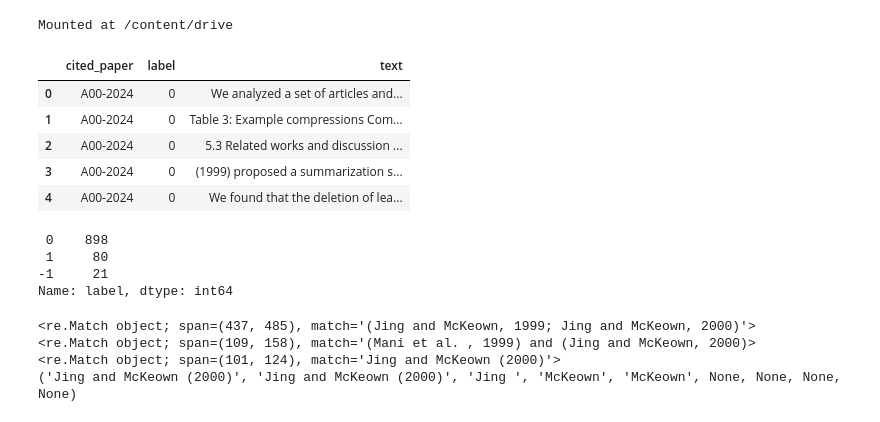
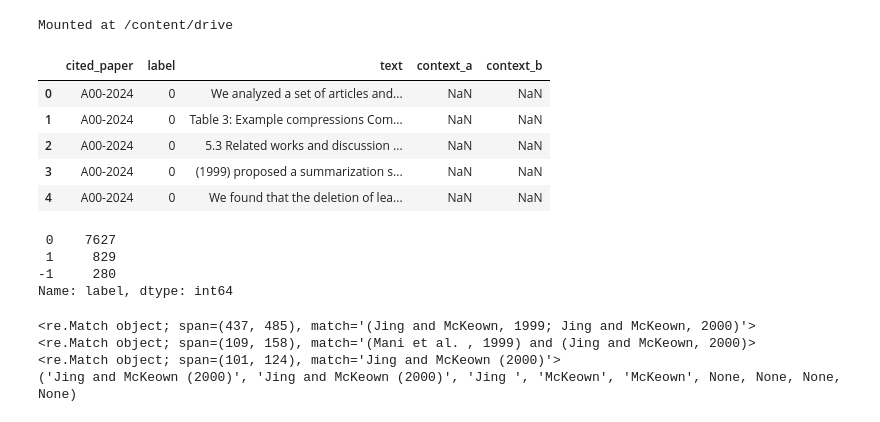
Before and after one commit to ENEE439d-TEXTML/TextML, a Jupyter notebook: input.ipynb, the cells around one changed output. Drawn from its saved outputs; the diff is of its cells as text; code cells hidden in the pictures.

```diff
--- a/input.ipynb
+++ b/input.ipynb
@@ -24,23 +24,23 @@ drive.mount('/content/drive')
 # %% [output]
 Mounted at /content/drive
 # %%
-filepath = '/content/drive/MyDrive/ml-data/data.csv' #'data.csv'
+filepath = '/content/drive/MyDrive/Text-ML/full_sentiment_dataset.csv' #'data.csv'
 df= pd.read_csv(filepath)
 df1=df.drop(['no','paper'],axis=1)
 df1.head()
 # %% [output]
-|  | cited_paper | label | text |
-| 0 | A00-2024 | 0 | We analyzed a set of articles and... |
-| 1 | A00-2024 | 0 | Table 3: Example compressions Com... |
-| 2 | A00-2024 | 0 | 5.3 Related works and discussion ... |
-| 3 | A00-2024 | 0 | (1999) proposed a summarization s... |
-| 4 | A00-2024 | 0 | We found that the deletion of lea... |
+|  | cited_paper | label | text | context_a | context_b |
+| 0 | A00-2024 | 0 | We analyzed a set of articles and... | NaN | NaN |
+| 1 | A00-2024 | 0 | Table 3: Example compressions Com... | NaN | NaN |
+| 2 | A00-2024 | 0 | 5.3 Related works and discussion ... | NaN | NaN |
+| 3 | A00-2024 | 0 | (1999) proposed a summarization s... | NaN | NaN |
+| 4 | A00-2024 | 0 | We found that the deletion of lea... | NaN | NaN |
 # %%
 df1['label'].value_counts()
 # %% [output]
- 0    898
- 1     80
--1     21
+ 0    7627
+ 1     829
+-1     280
 Name: label, dtype: int64
 # %%
 context=df1['text']
```
Also changed, not shown: parts of 4 cells of this notebook.
